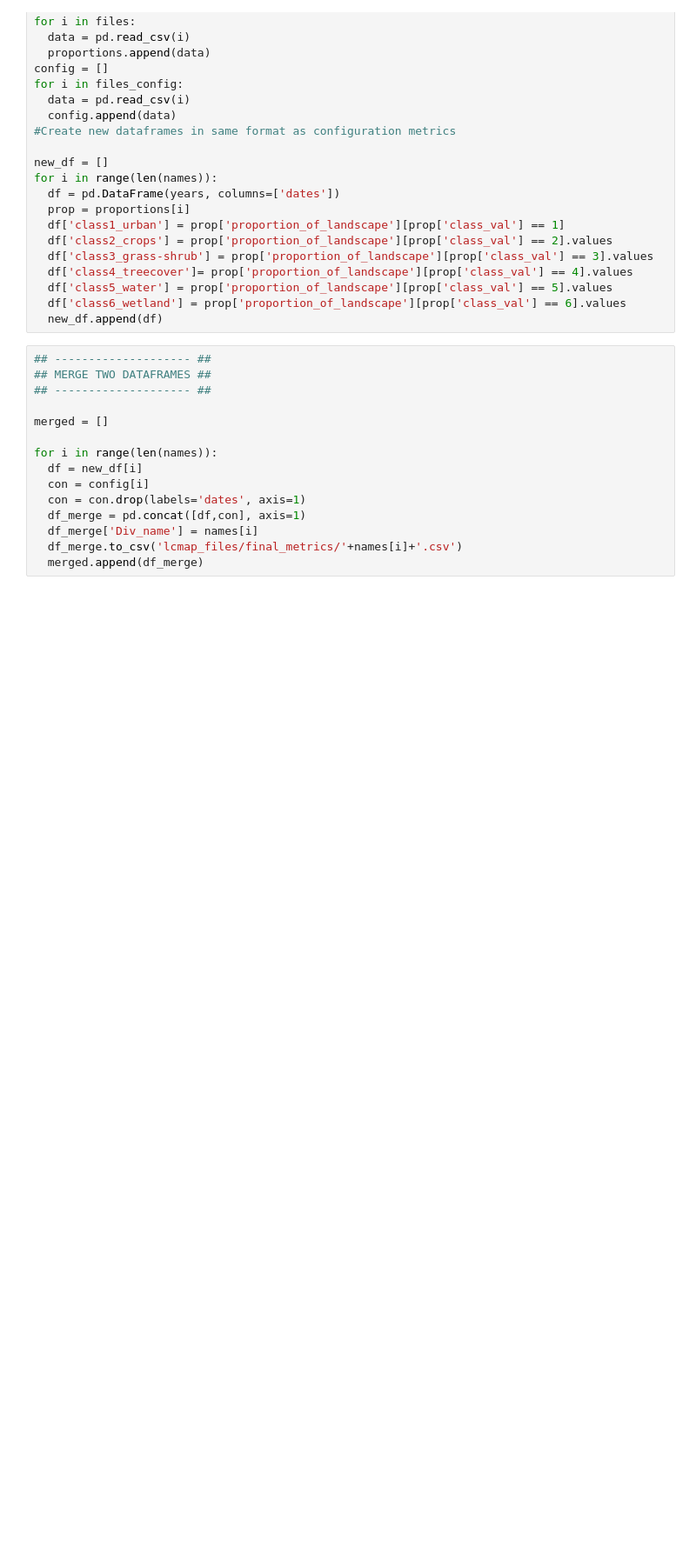
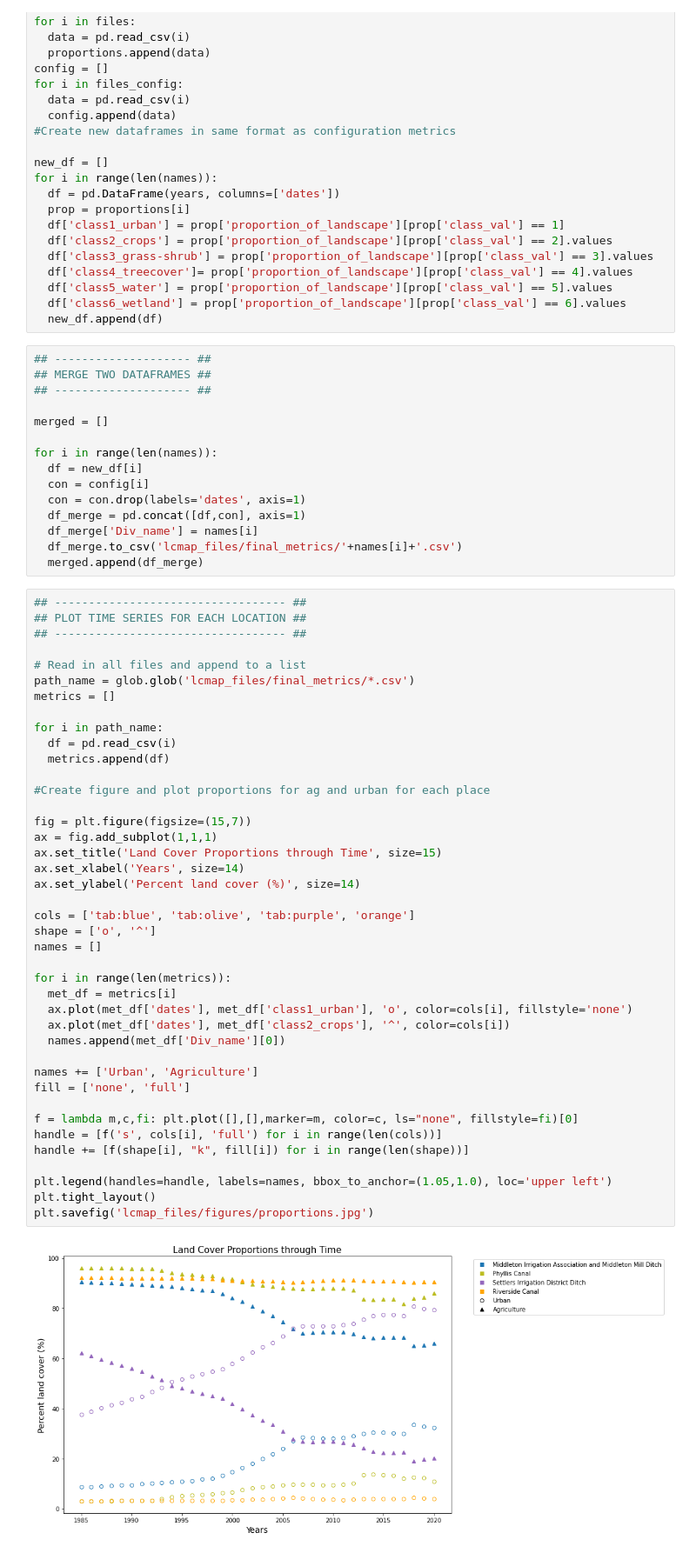
Before and after one commit to bridgetmarie24/pod_pou_lulcc, a Jupyter notebook: subset_LULCC.ipynb, the cells around one changed output. Shown at 87% size. Saved outputs shown, nothing was run; the diff lists cells and outputs as text; blank space fills up the shorter version.

Commit message:
created proportions figure

```diff
--- a/subset_LULCC.ipynb
+++ b/subset_LULCC.ipynb
@@ -158,3 +179,46 @@ for i in range(len(names)):
   df_merge['Div_name'] = names[i]
   df_merge.to_csv('lcmap_files/final_metrics/'+names[i]+'.csv')
   merged.append(df_merge)
+# %%
+## ---------------------------------- ##
+## PLOT TIME SERIES FOR EACH LOCATION ##
+## ---------------------------------- ##
+
+# Read in all files and append to a list
+path_name = glob.glob('lcmap_files/final_metrics/*.csv')
+metrics = []
+
+for i in path_name:
+  df = pd.read_csv(i)
+  metrics.append(df)
+
+#Create figure and plot proportions for ag and urban for each place
+
+fig = plt.figure(figsize=(15,7))
+ax = fig.add_subplot(1,1,1)
+ax.set_title('Land Cover Proportions through Time', size=15)
+ax.set_xlabel('Years', size=14)
+ax.set_ylabel('Percent land cover (%)', size=14)
+
+cols = ['tab:blue', 'tab:olive', 'tab:purple', 'orange']
+shape = ['o', '^']
+names = []
+
+for i in range(len(metrics)):
+  met_df = metrics[i]
+  ax.plot(met_df['dates'], met_df['class1_urban'], 'o', color=cols[i], fillstyle='none')
+  ax.plot(met_df['dates'], met_df['class2_crops'], '^', color=cols[i])
+  names.append(met_df['Div_name'][0])
+
+names += ['Urban', 'Agriculture']
+fill = ['none', 'full']
+
+f = lambda m,c,fi: plt.plot([],[],marker=m, color=c, ls="none", fillstyle=fi)[0]
+handle = [f('s', cols[i], 'full') for i in range(len(cols))]
+handle += [f(shape[i], "k", fill[i]) for i in range(len(shape))]
+
+plt.legend(handles=handle, labels=names, bbox_to_anchor=(1.05,1.0), loc='upper left')
+plt.tight_layout()
+plt.savefig('lcmap_files/figures/proportions.jpg')
+# %% [output]
+[figure, added]
```
Also changed, not shown: parts of 2 cells of this notebook.
